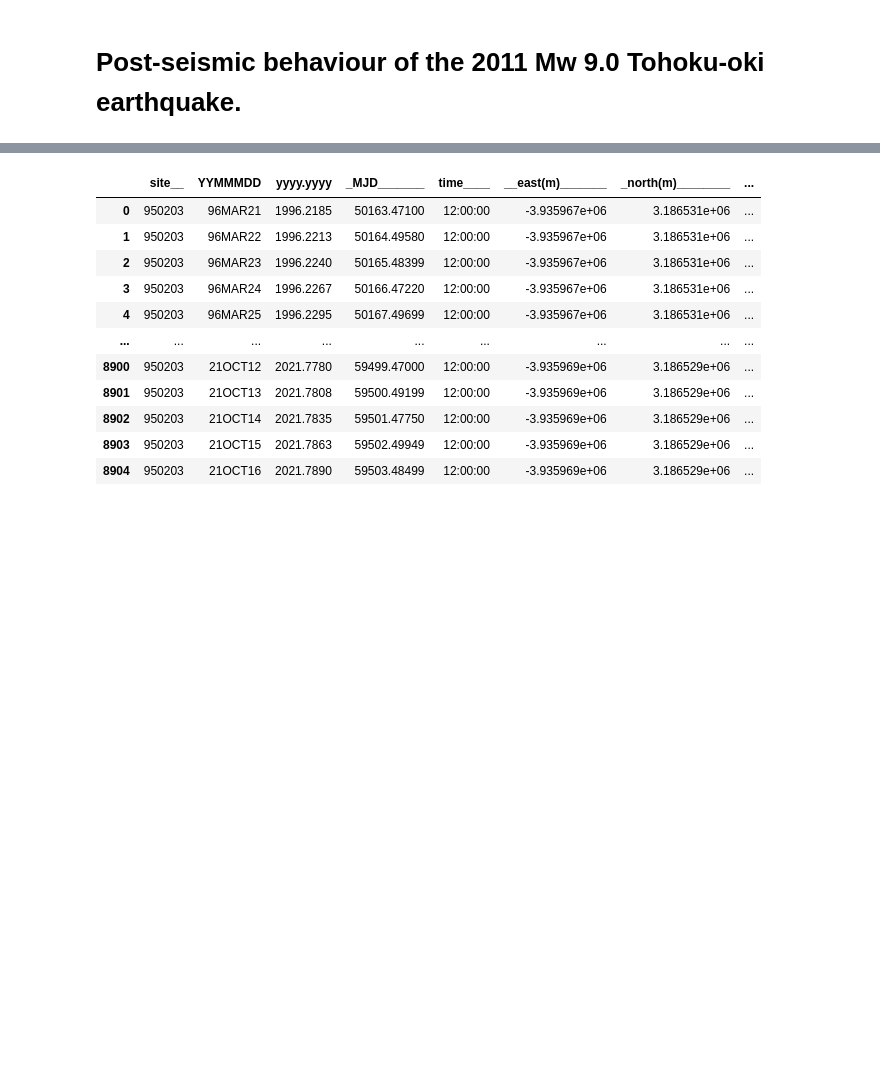
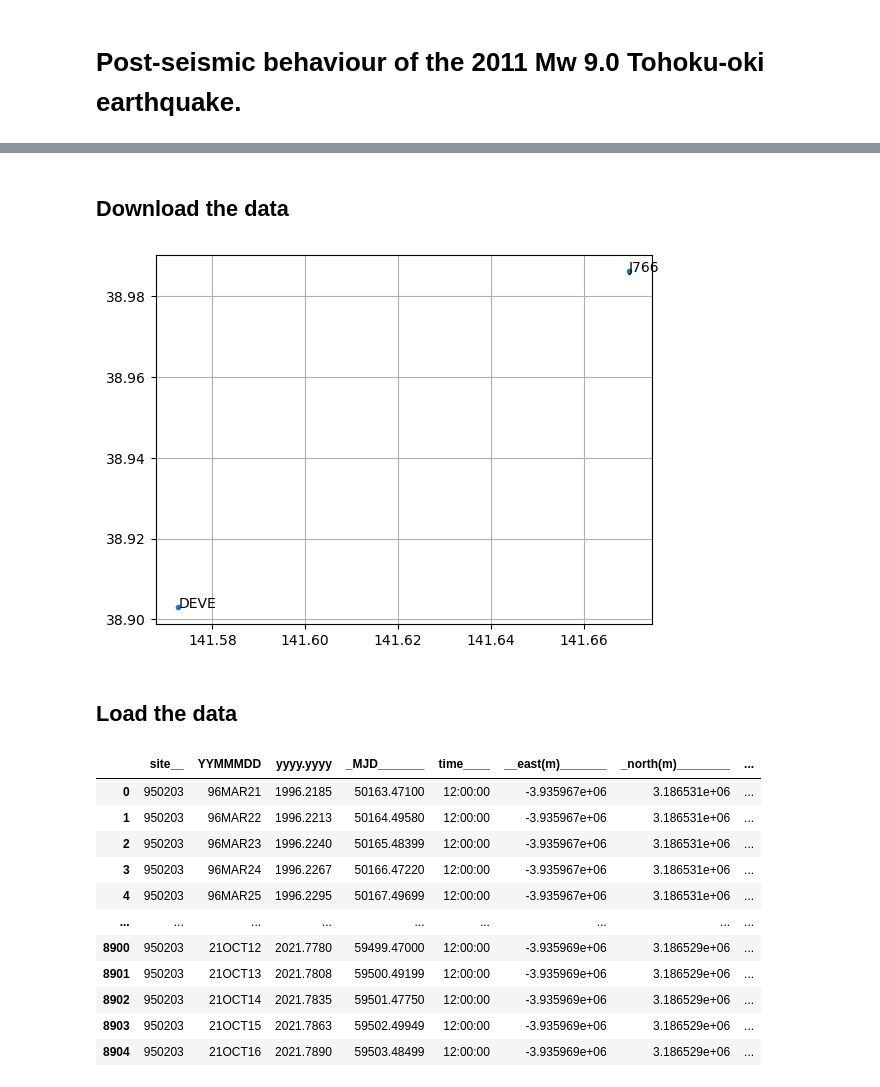
Before and after one commit to geodachary/Pyrates_Deformation, a Jupyter notebook: time_series_data.ipynb, the cells around one changed output, grey strips where cells are left out. Saved outputs shown, nothing was run; the diff lists cells and outputs as text; code cells hidden in the pictures; blank space fills up the shorter version.

Commit message:
downloaded_data

```diff
--- a/time_series_data.ipynb
+++ b/time_series_data.ipynb
@@ -15 +39,50 @@ The project couples the capabilities of GNSS for enhanced geodynamics and geophy
+# %% [markdown]
+## Download the data
+# %%
+import numpy as np
+import matplotlib.pyplot as plt
+import requests
+import os
+
+# Load the file that contains coordinates of stations available
+lat_lon = np.loadtxt("./Data/lat_lon_rapids.txt")
+
+# Read the file and extract station names
+with open("./Data/station_name_rapids.txt", 'r') as f:
+    names = [line.strip() for line in f]
+
+# Specify lat-long range of data
+minlat, maxlat = 38.5, 39
+minlon, maxlon = 141.5, 143 # Magnitude 9.0 earthquake was at 05:46:23 UTC; while the epicenter was located at 38.322°N, 142.369°E by USGS
+
+# Find station indices
+ind = (lat_lon[:, 0] < maxlat) & (lat_lon[:, 0] > minlat) & (lat_lon[:, 1] < maxlon) & (lat_lon[:, 1] > minlon)
+names = [names[i] for i in range(len(ind)) if ind[i]]
+lat_lon = lat_lon[ind]
+
+# Plot station lat, lon and station name
+plt.scatter(lat_lon[:, 1], lat_lon[:, 0], marker='.')
+for k, name in enumerate(names):
+    plt.text(lat_lon[k, 1], lat_lon[k, 0], name)
+plt.grid(True)
+plt.show()
+
+# Name of directory where data files will be saved
+file_dir = './tohoku_earthquake_japan/'
+
+if not os.path.exists(file_dir):
+    os.makedirs(file_dir)
+
+# Loop over all stations and save the file to location 'filename'
+for name in names:
+    filename = os.path.join(file_dir, name + '.txt')
+    url = f'http://geodesy.unr.edu/gps_timeseries/tenv3/IGS14/{name}.tenv3'
+
+    response = requests.get(url)
+    with open(filename, 'wb') as f:
+        f.write(response.content)
+# %% [output]
+[figure, added]
+# %% [markdown]
+## Load the data
 # %%
```
Also changed, not shown: parts of 4 cells of this notebook, 4 other files.
